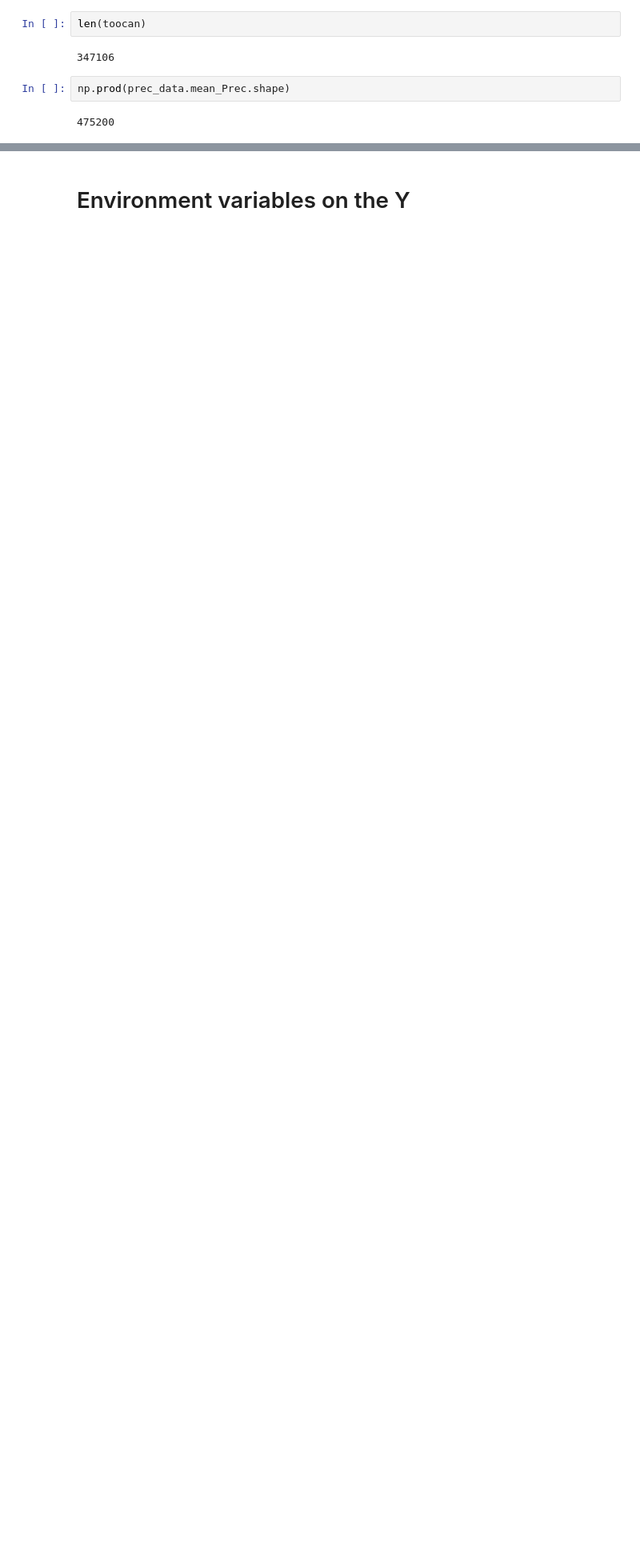
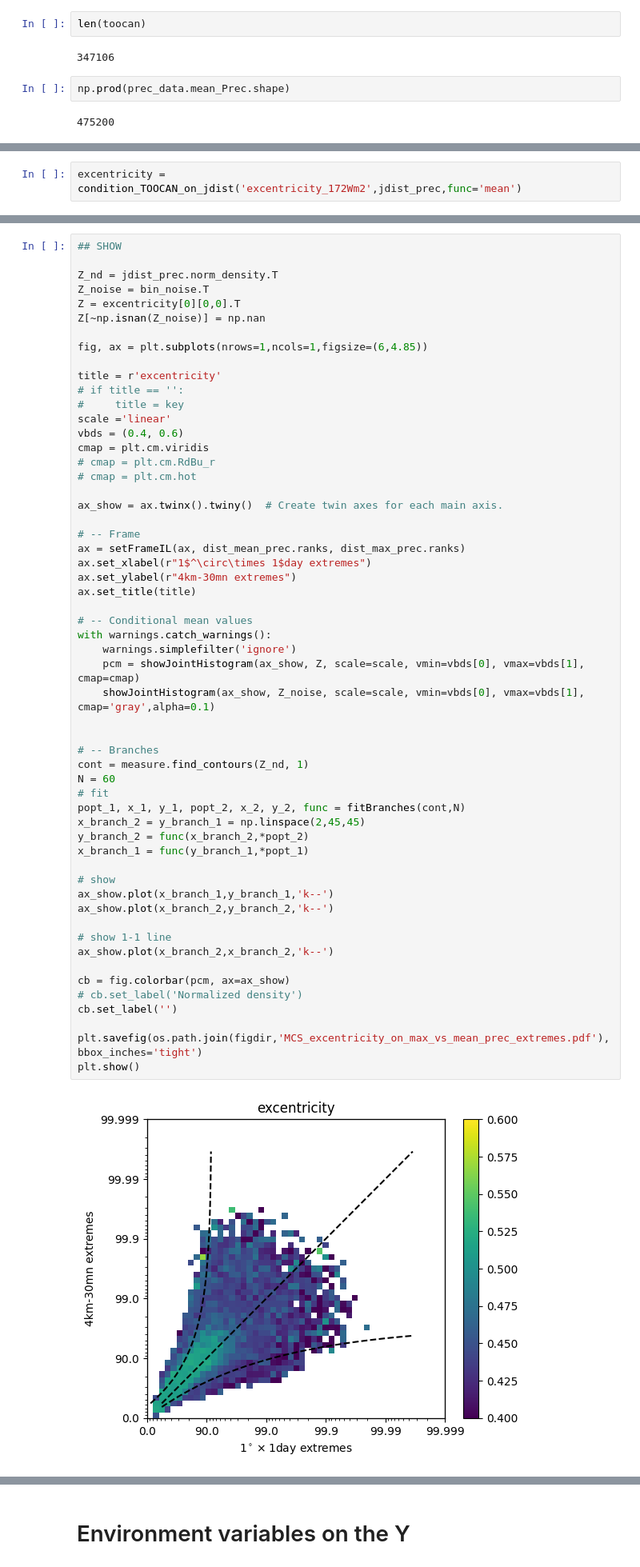
Before and after one commit to bfildier/explore-multiscale-extremes, a Jupyter notebook: scripts/explore_conditional_multiscale_extremes.ipynb, the cells around one changed output, grey strips where cells are left out. Shown at 80% size. Drawn from its saved outputs; the diff is of its cells as text; blank space fills up the shorter version.

Commit message:
condition MCS excentricity, MCS area and add MCS mask to conditioned environmental variables

```diff
--- a/scripts/explore_conditional_multiscale_extremes.ipynb
+++ b/scripts/explore_conditional_multiscale_extremes.ipynb
@@ -1087,0 +1122,2 @@ np.prod(prec_data.mean_Prec.shape)
+# %%
+excentricity = condition_TOOCAN_on_jdist('excentricity_172Wm2',jdist_prec,func='mean')
@@ -1087,0 +1134,58 @@ np.prod(prec_data.mean_Prec.shape)
+# %%
+## SHOW
+
+Z_nd = jdist_prec.norm_density.T
+Z_noise = bin_noise.T
+Z = excentricity[0][0,0].T
+Z[~np.isnan(Z_noise)] = np.nan
+
+fig, ax = plt.subplots(nrows=1,ncols=1,figsize=(6,4.85))
+
+title = r'excentricity'
+# if title == '':
+#     title = key
+scale ='linear'
+vbds = (0.4, 0.6)
+cmap = plt.cm.viridis
+# cmap = plt.cm.RdBu_r
+# cmap = plt.cm.hot
+
+ax_show = ax.twinx().twiny()  # Create twin axes for each main axis.
+
+# -- Frame
+ax = setFrameIL(ax, dist_mean_prec.ranks, dist_max_prec.ranks)
+ax.set_xlabel(r"1$^\circ\times 1$day extremes")
+ax.set_ylabel(r"4km-30mn extremes")
+ax.set_title(title)
+
+# -- Conditional mean values
+with warnings.catch_warnings():
+    warnings.simplefilter('ignore')
+    pcm = showJointHistogram(ax_show, Z, scale=scale, vmin=vbds[0], vmax=vbds[1], cmap=cmap)
+    showJointHistogram(ax_show, Z_noise, scale=scale, vmin=vbds[0], vmax=vbds[1], cmap='gray',alpha=0.1)
+
+
+# -- Branches
+cont = measure.find_contours(Z_nd, 1)
+N = 60
+# fit
+popt_1, x_1, y_1, popt_2, x_2, y_2, func = fitBranches(cont,N)
+x_branch_2 = y_branch_1 = np.linspace(2,45,45)
+y_branch_2 = func(x_branch_2,*popt_2)
+x_branch_1 = func(y_branch_1,*popt_1)
+
+# show
+ax_show.plot(x_branch_1,y_branch_1,'k--')
+ax_show.plot(x_branch_2,y_branch_2,'k--')
+
+# show 1-1 line
+ax_show.plot(x_branch_2,x_branch_2,'k--')
+
+cb = fig.colorbar(pcm, ax=ax_show)
+# cb.set_label('Normalized density')
+cb.set_label('')
+
+plt.savefig(os.path.join(figdir,'MCS_excentricity_on_max_vs_mean_prec_extremes.pdf'),bbox_inches='tight')
+plt.show()
+# %% [output]
+[figure, added]
```
Also changed, not shown: parts of 21 cells of this notebook, 33 other files.
